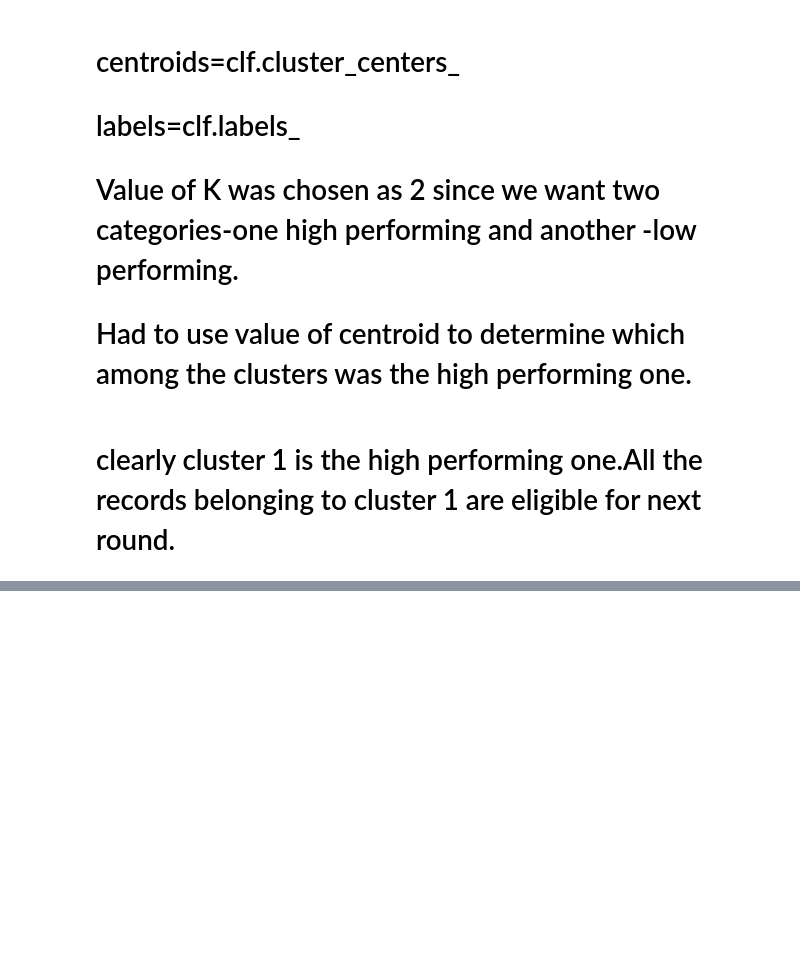
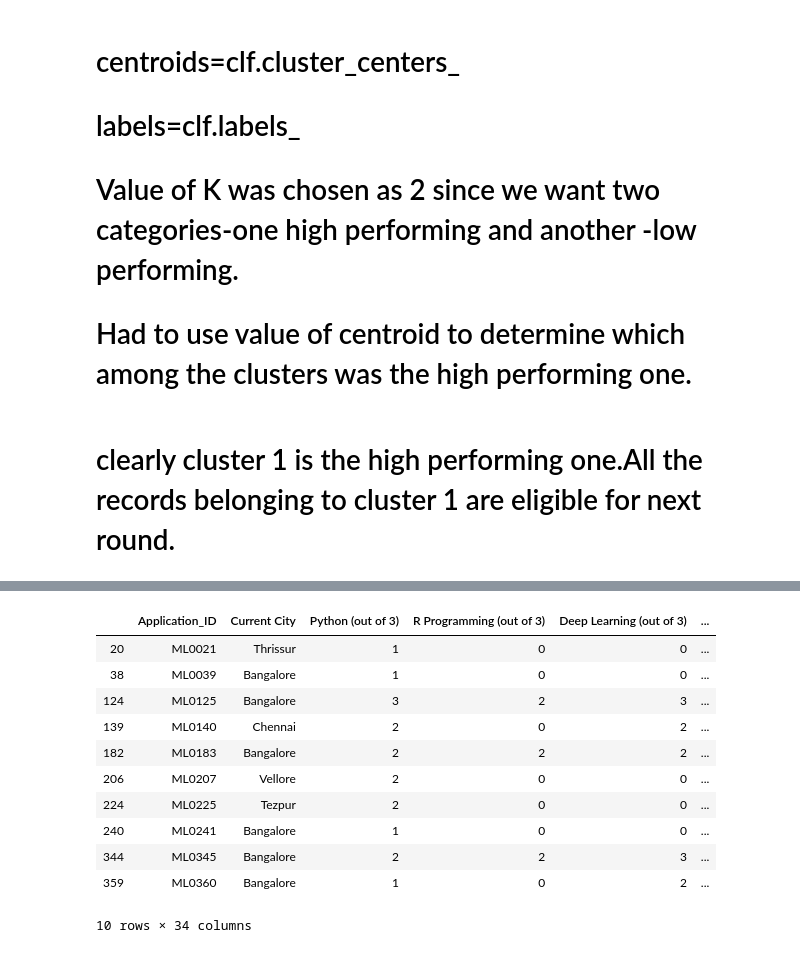
Before and after one commit to kjothisadhanand/foster-app, a Jupyter notebook: sample-data/Sadhanand/machine_learning_model_candidate_selection.ipynb, the cells around one changed output, grey strips where cells are left out. Saved outputs shown, nothing was run; the diff lists cells and outputs as text; code cells hidden in the pictures; blank space fills up the shorter version.

```diff
--- a/sample-data/Sadhanand/machine_learning_model_candidate_selection.ipynb
+++ b/sample-data/Sadhanand/machine_learning_model_candidate_selection.ipynb
@@ -1496,0 +1673,2 @@ print(centroids)
+# %%
+zscore_subset_dataset["Rank"] = zscore_subset_dataset['total_zscore_all_features'].rank(ascending = 0)
@@ -1496,0 +1693,2 @@ print(centroids)
+# %%
+dataset['total_zscore_all_features']=zscore_subset_dataset['total_zscore_all_features']
@@ -1496,0 +1697,2 @@ print(centroids)
+# %%
+dataset['rank']=zscore_subset_dataset["Rank"]
@@ -1496,0 +1715,29 @@ print(centroids)
+# %%
+filt=(dataset['rank']<11)
+top_candidates_df=dataset.loc[filt,['Application_ID', 'Current City', 'Python (out of 3)',
+       'R Programming (out of 3)', 'Deep Learning (out of 3)',
+       'PHP (out of 3)', 'MySQL (out of 3)', 'HTML (out of 3)',
+       'CSS (out of 3)', 'JavaScript (out of 3)', 'AJAX (out of 3)',
+       'Bootstrap (out of 3)', 'MongoDB (out of 3)', 'Node.js (out of 3)',
+       'ReactJS (out of 3)', 'Other skills', 'Degree', 'Stream',
+       'Current Year Of Graduation', 'Performance_PG', 'Performance_UG',
+       'Performance_12', 'Performance_10', 'Degree_code', 'Stream_code',
+       'relative_count_skills', 'working_years', 'City_binned',
+       'performance_pg_percentage', 'performance_ug_percentage',
+       'performance_std10_percentage', 'performance_std12_percentage',
+       'rank','total_zscore_all_features']]
+# %%
+top_candidates_df
+# %% [output]
+|  | Application_ID | Current City | Python (out of 3) | R Programming (out of 3) | Deep Learning (out of 3) | ... |
+| 20 | ML0021 | Thrissur | 1 | 0 | 0 | ... |
+| 38 | ML0039 | Bangalore | 1 | 0 | 0 | ... |
+| 124 | ML0125 | Bangalore | 3 | 2 | 3 | ... |
+| 139 | ML0140 | Chennai | 2 | 0 | 2 | ... |
+| 182 | ML0183 | Bangalore | 2 | 2 | 2 | ... |
+| 206 | ML0207 | Vellore | 2 | 0 | 0 | ... |
+| 224 | ML0225 | Tezpur | 2 | 0 | 0 | ... |
+| 240 | ML0241 | Bangalore | 1 | 0 | 0 | ... |
+| 344 | ML0345 | Bangalore | 2 | 2 | 3 | ... |
+| 359 | ML0360 | Bangalore | 1 | 0 | 2 | ... |
+10 rows × 34 columns
```
Also changed, not shown: parts of 22 cells of this notebook, 1 other file.
